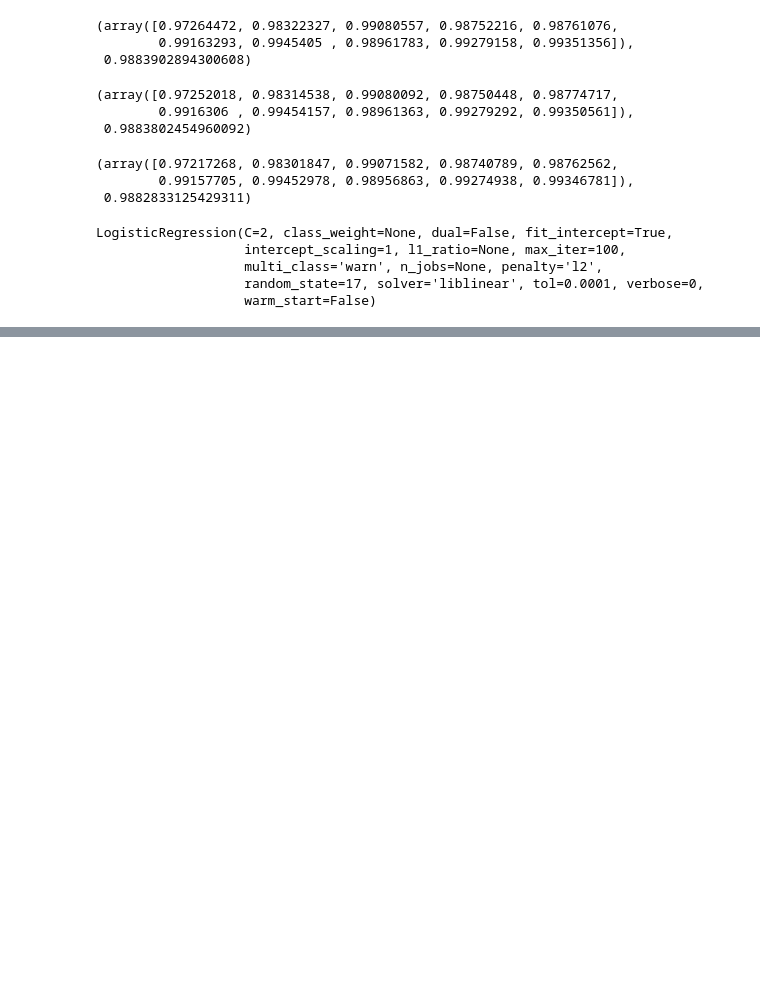
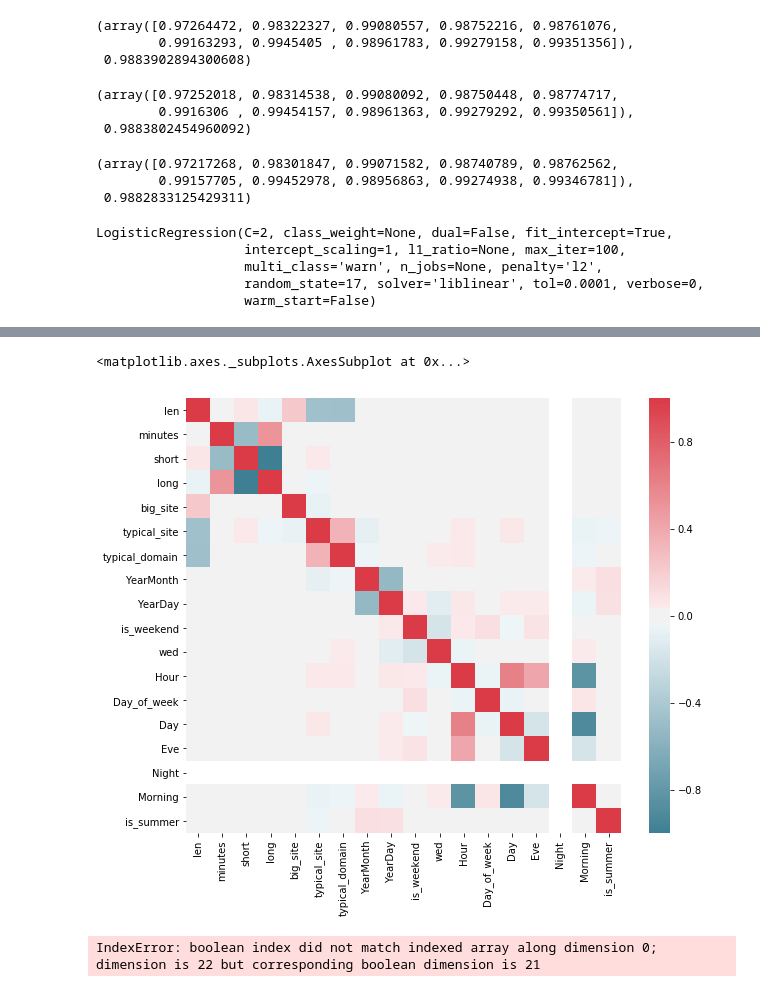
Before and after one commit to HQuality/ML_Yandex_MIPT, a Jupyter notebook: 6 Data analysis project/Internet Users Pattern Mining (Alice)/Week 7/MyAlice_no_gimmicks.ipynb, the cells around one changed output, grey strips where cells are left out. Cells and saved outputs as stored; diff of their text form; code cells hidden in the pictures; blank space fills up the shorter version.

```diff
--- a/6 Data analysis project/Internet Users Pattern Mining (Alice)/Week 7/MyAlice_no_gimmicks.ipynb
+++ b/6 Data analysis project/Internet Users Pattern Mining (Alice)/Week 7/MyAlice_no_gimmicks.ipynb
@@ -380,0 +442,21 @@ write_to_submission_file(logit_test_pred, 'subm2_no_days.csv') #0.94634
+# %%
+df2.drop(['Week','Month','Year'], axis=1, inplace=True)
+# %%
+f, ax = plt.subplots(figsize=(10, 8))
+corr = df2.corr()
+sns.heatmap(corr, mask=np.zeros_like(corr, dtype=np.bool), cmap=sns.diverging_palette(220, 10, as_cmap=True),
+            square=True, ax=ax)
+# %% [output]
+<matplotlib.axes._subplots.AxesSubplot at 0x...>
+[figure, added]
+# %%
+columns = np.full((corr.shape[0],), True, dtype=bool)
+for i in range(corr.shape[0]):
+    for j in range(i+1, corr.shape[0]):
+        if corr.iloc[i,j] >= 0.9:
+            if columns[j]:
+                columns[j] = False
+selected_columns = df2.columns[columns]
+df2 = df2[selected_columns]
+# %% [output]
+IndexError: boolean index did not match indexed array along dimension 0; dimension is 22 but corresponding boolean dimension is 21
```
Also changed, not shown: parts of 28 cells of this notebook, 5 other files.
